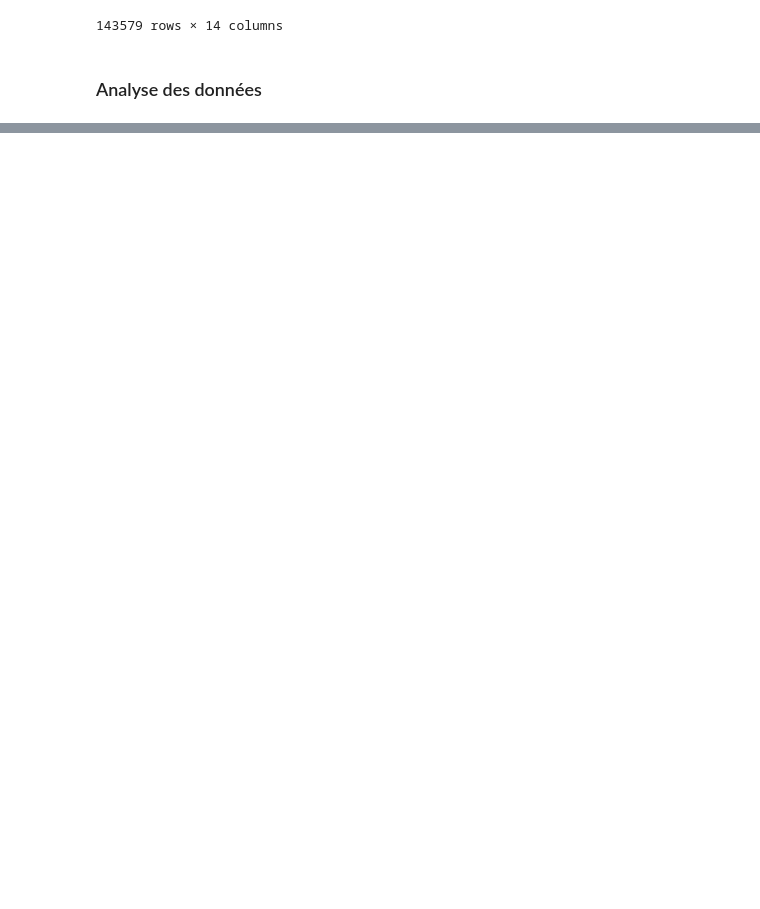
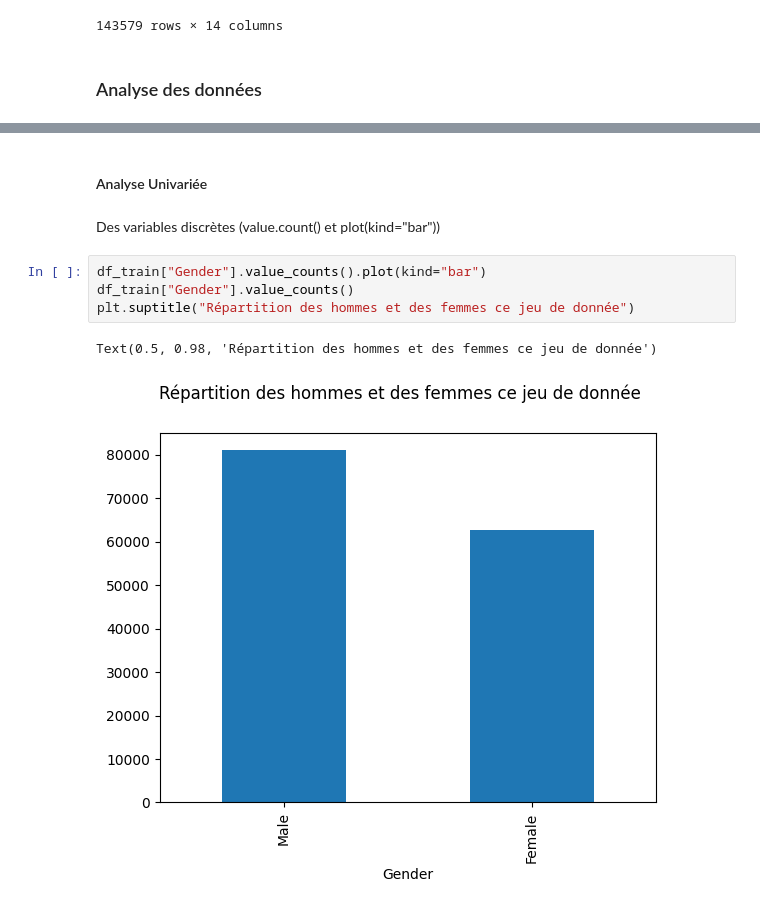
Before and after one commit to SimonGallien/mlpro-bank-churn, a Jupyter notebook: src/mlpro_bank_churn/bank-church.ipynb, the cells around one changed output, grey strips where cells are left out. Cells and saved outputs as stored; diff of their text form; blank space fills up the shorter version.

Commit message:
Analyse univariée de Gender, Tenure, NumOfProducts, Geography, HasCrCard, IsActiveMember,

```diff
--- a/src/mlpro_bank_churn/bank-church.ipynb
+++ b/src/mlpro_bank_churn/bank-church.ipynb
@@ -69,0 +118,11 @@ df_train
+# %% [markdown]
+#### Analyse Univariée
+# %% [markdown]
+Des variables discrètes (value.count() et plot(kind="bar"))
+# %%
+df_train["Gender"].value_counts().plot(kind="bar")
+df_train["Gender"].value_counts()
+plt.suptitle("Répartition des hommes et des femmes ce jeu de donnée")
+# %% [output]
+Text(0.5, 0.98, 'Répartition des hommes et des femmes ce jeu de donnée')
+[figure, added]
```
Also changed, not shown: parts of 19 cells of this notebook.
